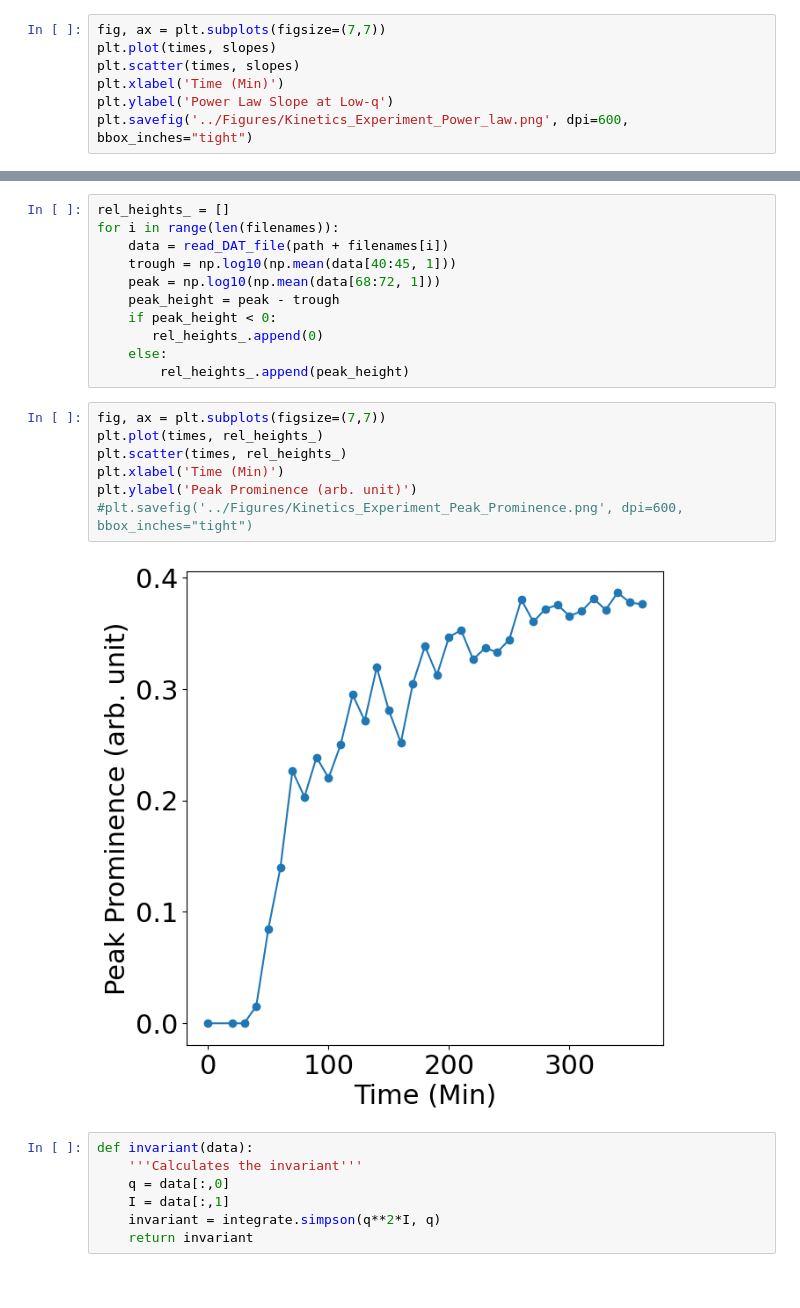
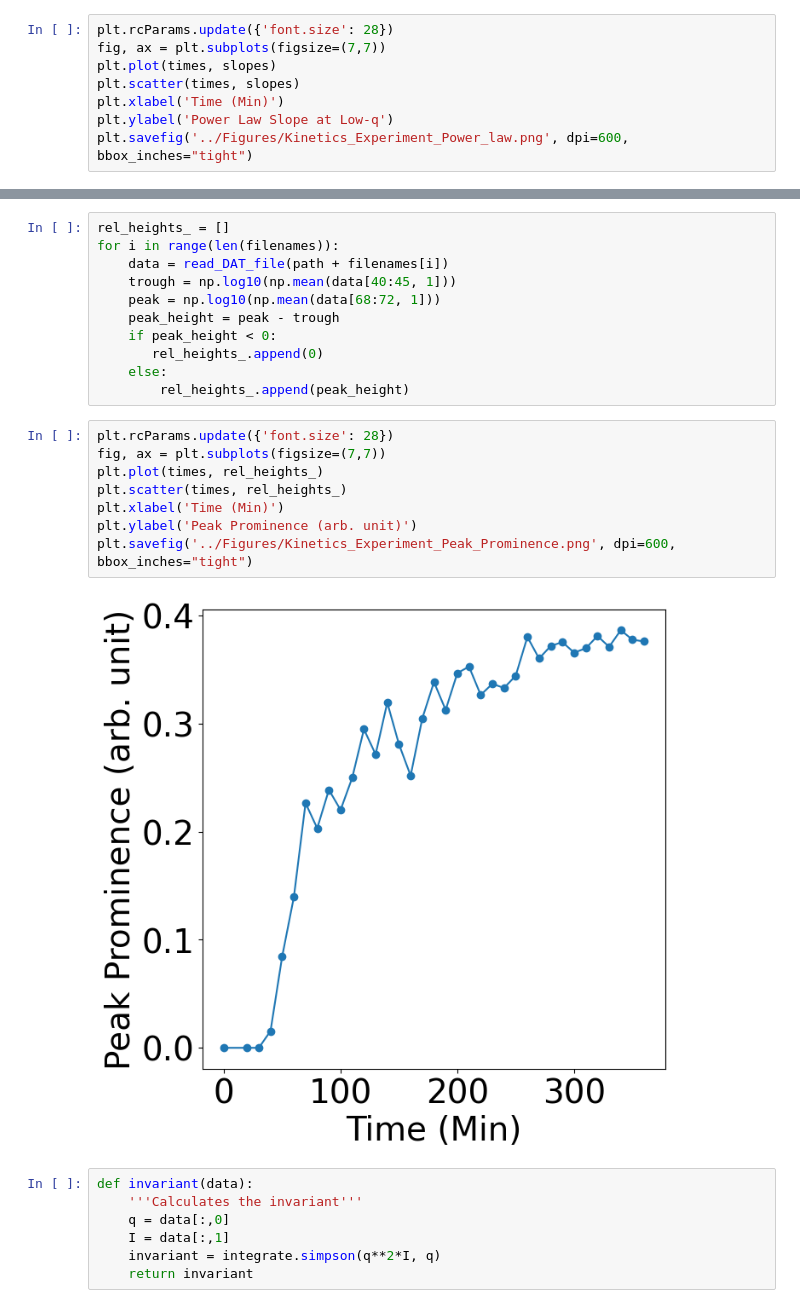
Before and after one commit to pozzo-research-group/silica_lipid_DNA, a Jupyter notebook: Notebooks/SAXS Kinetics.ipynb, the cells around one changed output, grey strips where cells are left out. Cells and saved outputs as stored; diff of their text form.

```diff
--- a/Notebooks/SAXS Kinetics.ipynb
+++ b/Notebooks/SAXS Kinetics.ipynb
@@ -259,6 +259,7 @@ slopes.shape
 # %% [output]
 (36,)
 # %%
+plt.rcParams.update({'font.size': 28})
 fig, ax = plt.subplots(figsize=(7,7))
 plt.plot(times, slopes)
 plt.scatter(times, slopes)
@@ -290,14 +291,15 @@ for i in range(len(filenames)):
     else:
         rel_heights_.append(peak_height)
 # %%
+plt.rcParams.update({'font.size': 28})
 fig, ax = plt.subplots(figsize=(7,7))
 plt.plot(times, rel_heights_)
 plt.scatter(times, rel_heights_)
 plt.xlabel('Time (Min)')
 plt.ylabel('Peak Prominence (arb. unit)')
-#plt.savefig('../Figures/Kinetics_Experiment_Peak_Prominence.png', dpi=600, bbox_inches="tight")
+plt.savefig('../Figures/Kinetics_Experiment_Peak_Prominence.png', dpi=600, bbox_inches="tight")
 # %% [output]
-[figure, old version]
+[figure, new version]
 # %%
 def invariant(data):
     '''Calculates the invariant'''
```
Also changed, not shown: parts of 2 cells of this notebook, 6 other files.
